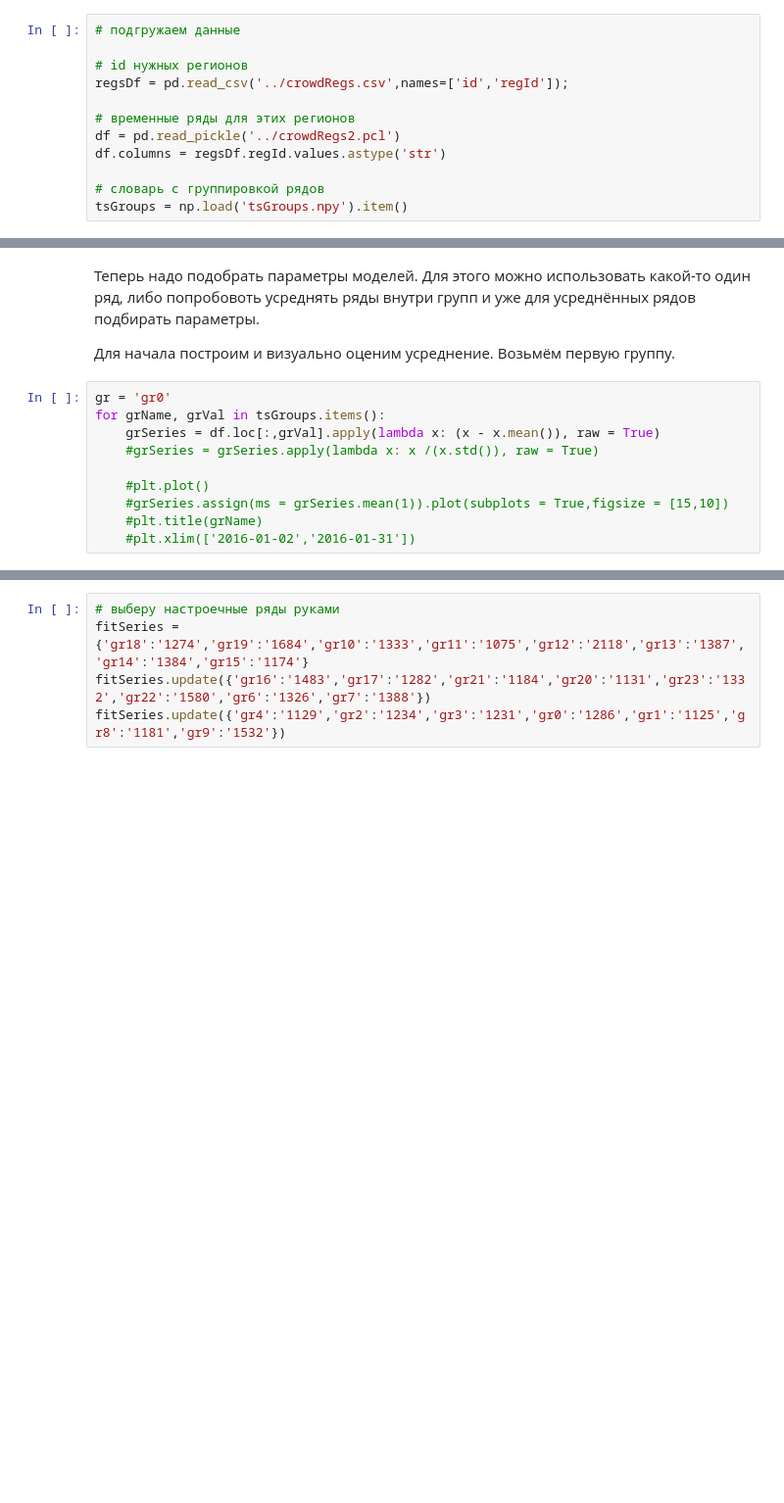
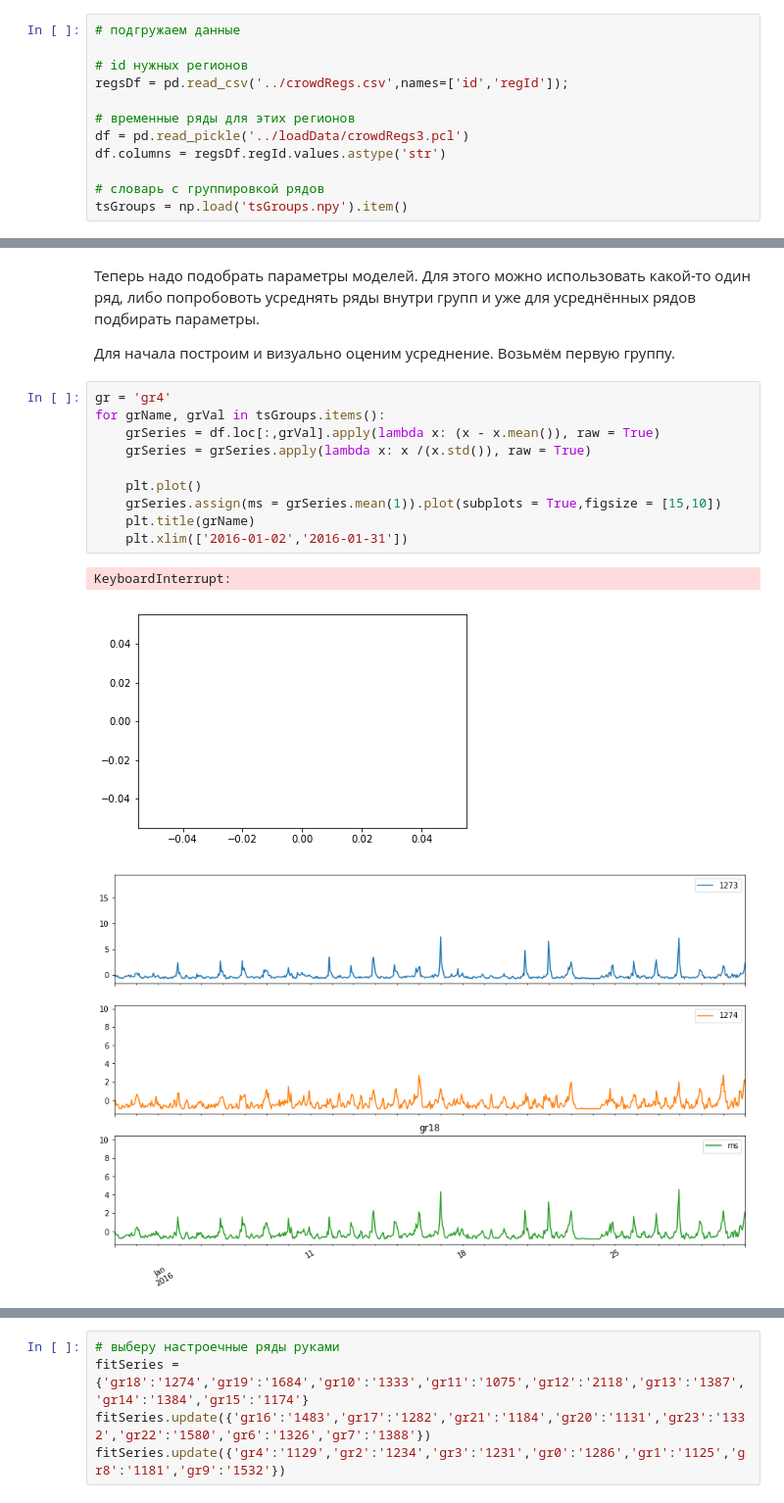
Before and after one commit to PhySci/projectNYtaxi, a Jupyter notebook: week4/Week4-2.ipynb, the cells around one changed output, grey strips where cells are left out. Shown at 98% size. Drawn from its saved outputs; the diff is of its cells as text; blank space fills up the shorter version.

```diff
--- a/week4/Week4-2.ipynb
+++ b/week4/Week4-2.ipynb
@@ -18,7 +19,7 @@ import warnings
 regsDf = pd.read_csv('../crowdRegs.csv',names=['id','regId']);
 
 # временные ряды для этих регионов
-df = pd.read_pickle('../crowdRegs2.pcl')
+df = pd.read_pickle('../loadData/crowdRegs3.pcl')
 df.columns = regsDf.regId.values.astype('str')
 
 # словарь с группировкой рядов
@@ -31,12 +32,16 @@ endDate = '2016-04-30 23:59:59'
 
 Для начала построим и визуально оценим усреднение. Возьмём первую группу.
 # %%
-gr = 'gr0'
+gr = 'gr4'
 for grName, grVal in tsGroups.items():
     grSeries = df.loc[:,grVal].apply(lambda x: (x - x.mean()), raw = True)
-    #grSeries = grSeries.apply(lambda x: x /(x.std()), raw = True)
+    grSeries = grSeries.apply(lambda x: x /(x.std()), raw = True)
 
-    #plt.plot()
-    #grSeries.assign(ms = grSeries.mean(1)).plot(subplots = True,figsize = [15,10])
-    #plt.title(grName)
-    #plt.xlim(['2016-01-02','2016-01-31'])
+    plt.plot()
+    grSeries.assign(ms = grSeries.mean(1)).plot(subplots = True,figsize = [15,10])
+    plt.title(grName)
+    plt.xlim(['2016-01-02','2016-01-31'])
+# %% [output]
+KeyboardInterrupt:
+[figure, added]
+[figure, added]
```
Also changed, not shown: parts of 9 cells of this notebook, 4 other files.
